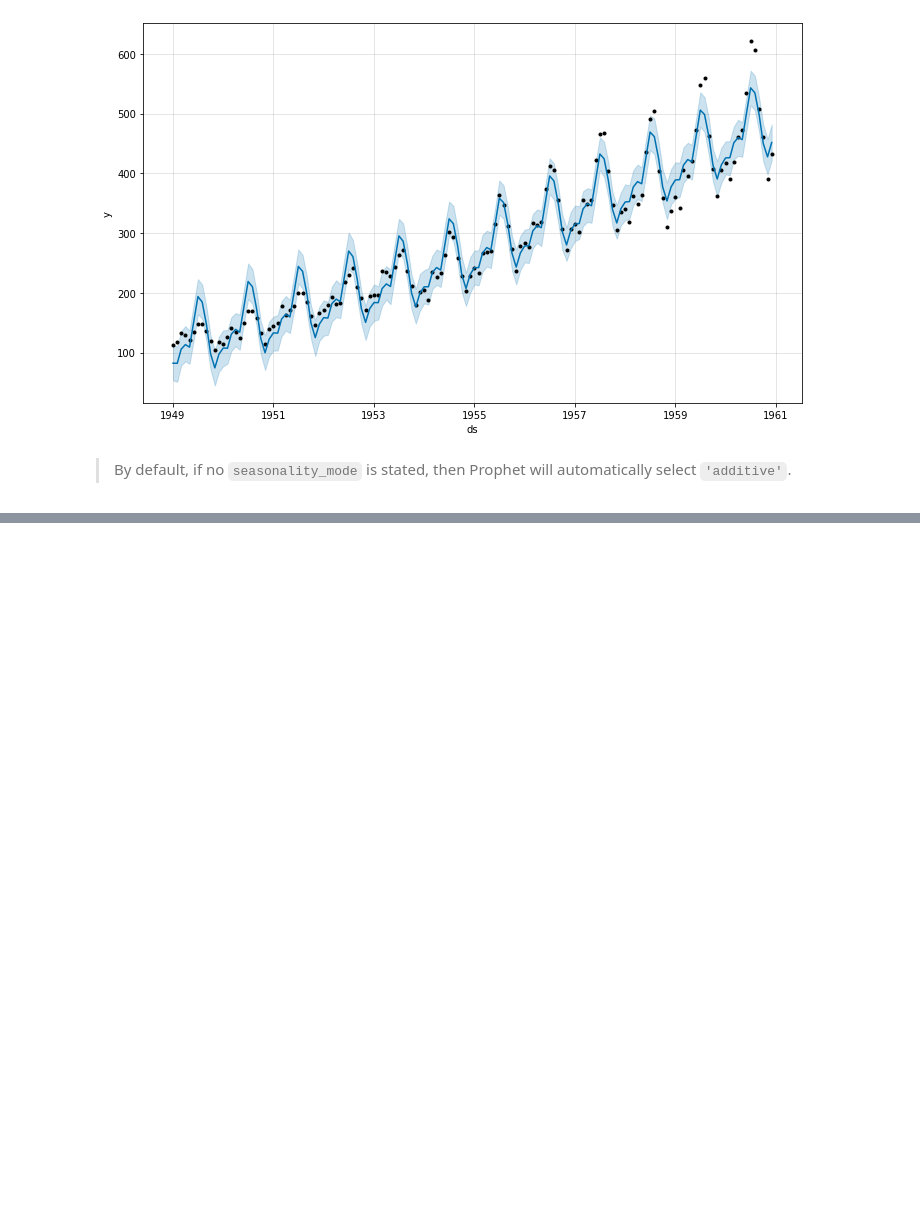
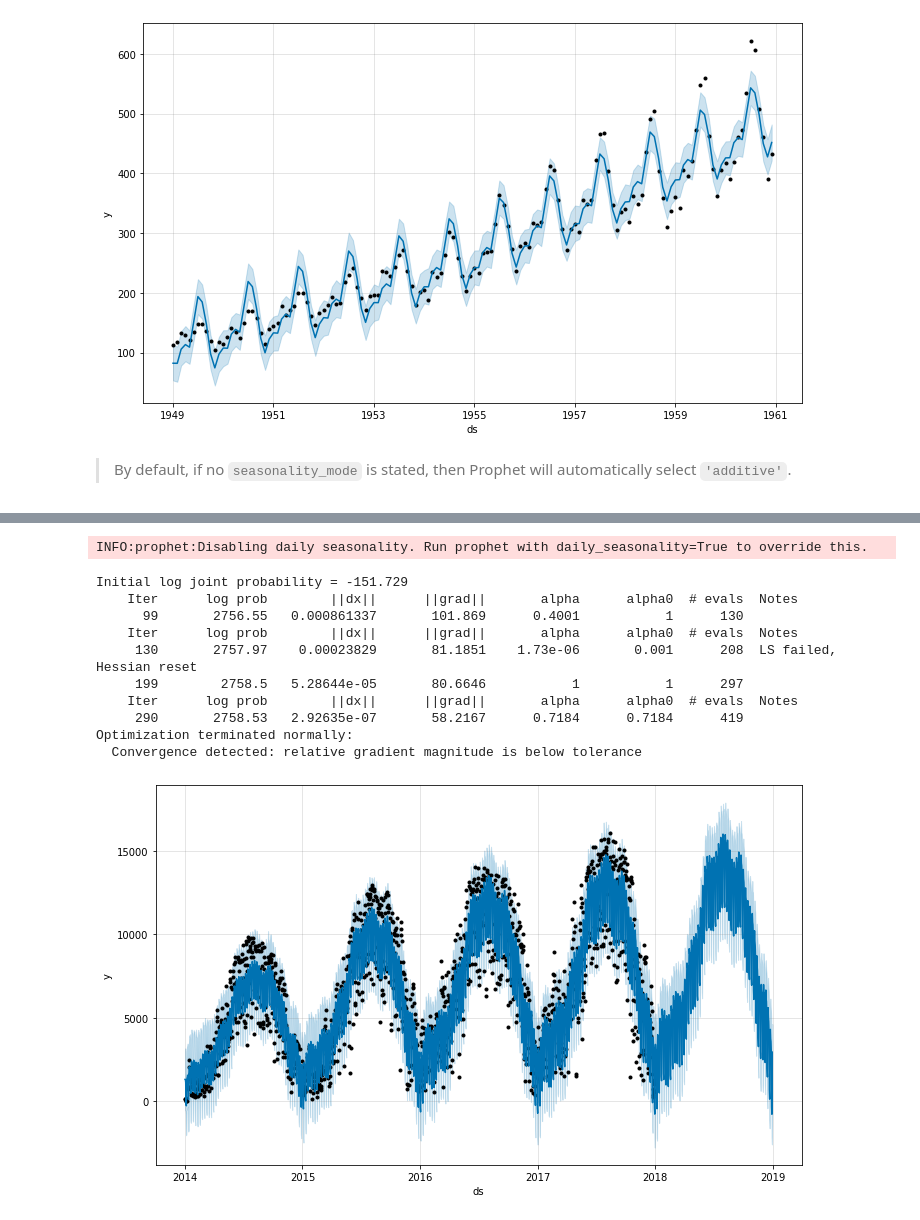
Before and after one commit to caiosainvallio/time-series, a Jupyter notebook: prophet/03_seasonality.ipynb, the cells around one changed output, grey strips where cells are left out. Drawn from its saved outputs; the diff is of its cells as text; code cells hidden in the pictures; blank space fills up the shorter version.

```diff
--- a/prophet/03_seasonality.ipynb
+++ b/prophet/03_seasonality.ipynb
@@ -35,0 +68,4 @@ Optimization terminated normally:
+# %%
+URL = 'https://raw.githubusercontent.com/PacktPublishing/Forecasting-Time-Series-Data-with-Facebook-Prophet/main/data/divvy_daily.csv'
+df = pd.read_csv(URL)
+df.head()
@@ -35,0 +79,24 @@ Optimization terminated normally:
+# %%
+df = df[['date', 'rides']]
+df['date'] = pd.to_datetime(df['date'])
+df.columns = ['ds', 'y']
+# %%
+model = Prophet(seasonality_mode='multiplicative')
+model.fit(df)
+future = model.make_future_dataframe(periods=365)
+forecast = model.predict(future)
+fig = model.plot(forecast)
+plt.show()
+# %% [output]
+INFO:prophet:Disabling daily seasonality. Run prophet with daily_seasonality=True to override this.
+Initial log joint probability = -151.729
+    Iter      log prob        ||dx||      ||grad||       alpha      alpha0  # evals  Notes
+      99       2756.55   0.000861337       101.869      0.4001           1      130
+    Iter      log prob        ||dx||      ||grad||       alpha      alpha0  # evals  Notes
+     130       2757.97    0.00023829       81.1851    1.73e-06       0.001      208  LS failed, Hessian reset
+     199        2758.5   5.28644e-05       80.6646           1           1      297
+    Iter      log prob        ||dx||      ||grad||       alpha      alpha0  # evals  Notes
+     290       2758.53   2.92635e-07       58.2167      0.7184      0.7184      419
+Optimization terminated normally:
+  Convergence detected: relative gradient magnitude is below tolerance
+[figure, added]
```
Also changed, not shown: parts of 5 cells of this notebook.
